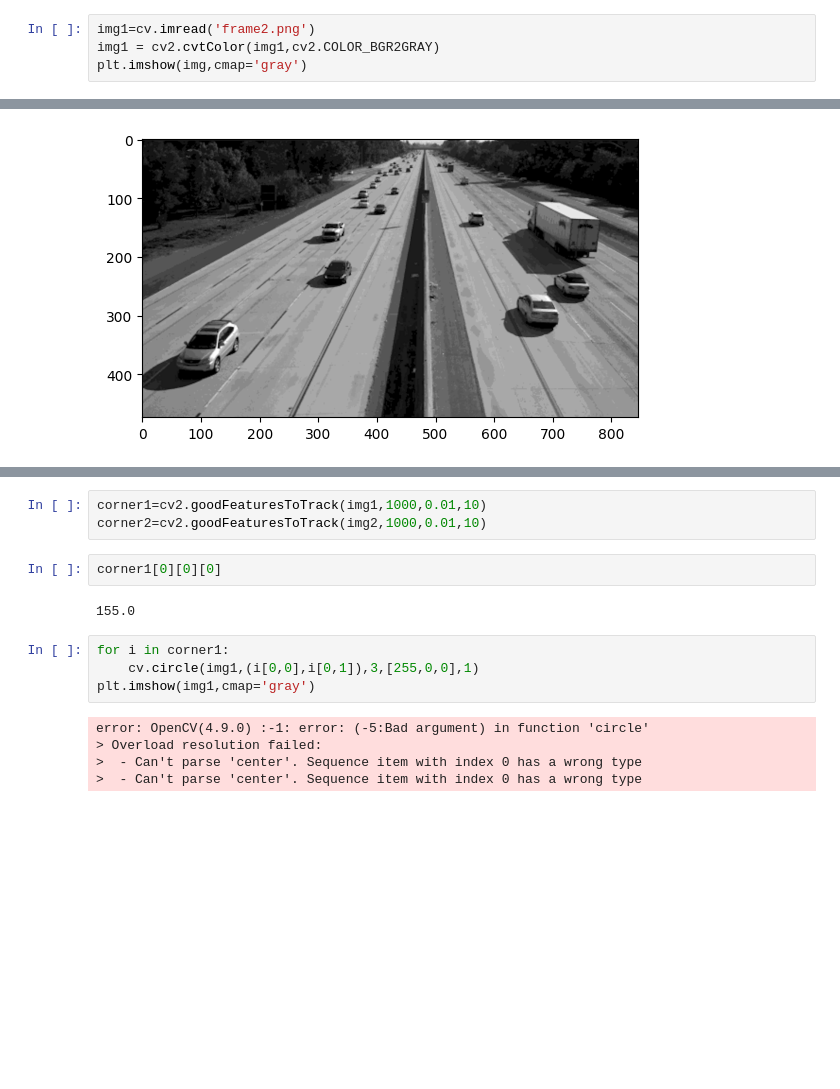
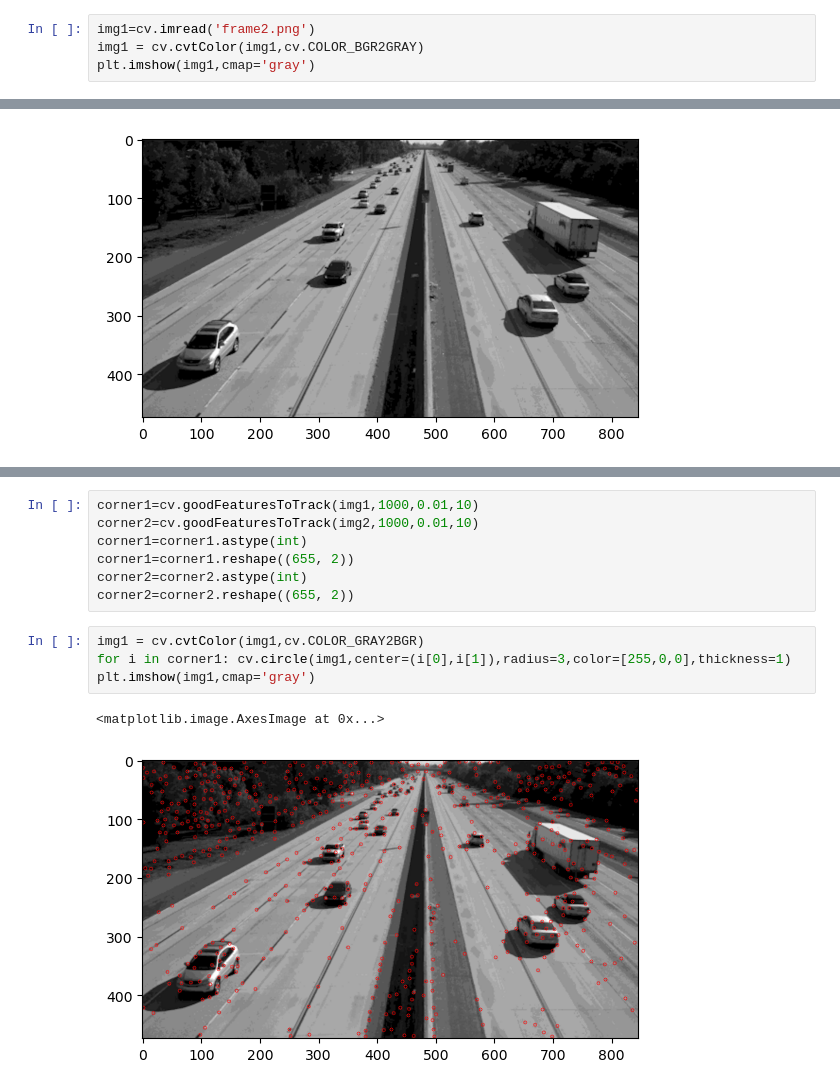
Before and after one commit to Souniz/TPSD_S6, a Jupyter notebook: TAI/PJean/FlowOptique.ipynb, the cells around one changed output, grey strips where cells are left out. Cells and saved outputs as stored; diff of their text form; blank space fills up the shorter version.

```diff
--- a/TAI/PJean/FlowOptique.ipynb
+++ b/TAI/PJean/FlowOptique.ipynb
@@ -4,8 +14,8 @@ import numpy as np
 import cv2 as cv
 # %%
 img1=cv.imread('frame2.png')
-img1 = cv2.cvtColor(img1,cv2.COLOR_BGR2GRAY)
-plt.imshow(img,cmap='gray')
+img1 = cv.cvtColor(img1,cv.COLOR_BGR2GRAY)
+plt.imshow(img1,cmap='gray')
 # %% [output]
 <matplotlib.image.AxesImage at 0x...>
 [figure]
@@ -17,18 +27,16 @@ plt.imshow(img2,cmap='gray')
 <matplotlib.image.AxesImage at 0x...>
 [figure]
 # %%
-corner1=cv2.goodFeaturesToTrack(img1,1000,0.01,10)
-corner2=cv2.goodFeaturesToTrack(img2,1000,0.01,10)
+corner1=cv.goodFeaturesToTrack(img1,1000,0.01,10)
+corner2=cv.goodFeaturesToTrack(img2,1000,0.01,10)
+corner1=corner1.astype(int)
+corner1=corner1.reshape((655, 2))
+corner2=corner2.astype(int)
+corner2=corner2.reshape((655, 2))
-# %%
-corner1[0][0][0]
-# %% [output]
-155.0
 # %%
-for i in corner1:
-    cv.circle(img1,(i[0,0],i[0,1]),3,[255,0,0],1)
+img1 = cv.cvtColor(img1,cv.COLOR_GRAY2BGR)
+for i in corner1: cv.circle(img1,center=(i[0],i[1]),radius=3,color=[255,0,0],thickness=1)
 plt.imshow(img1,cmap='gray')
 # %% [output]
-error: OpenCV(4.9.0) :-1: error: (-5:Bad argument) in function 'circle'
-> Overload resolution failed:
->  - Can't parse 'center'. Sequence item with index 0 has a wrong type
->  - Can't parse 'center'. Sequence item with index 0 has a wrong type
+<matplotlib.image.AxesImage at 0x...>
+[figure, added]
```
Also changed, not shown: parts of 9 cells of this notebook, 13 other files.
